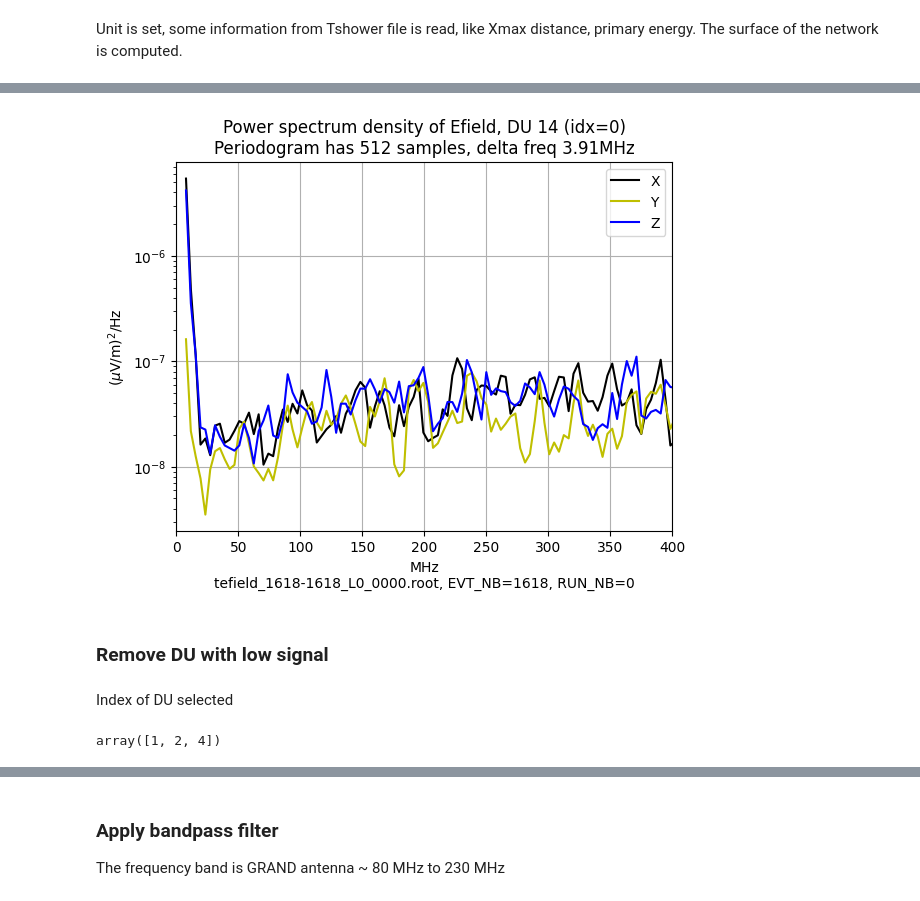
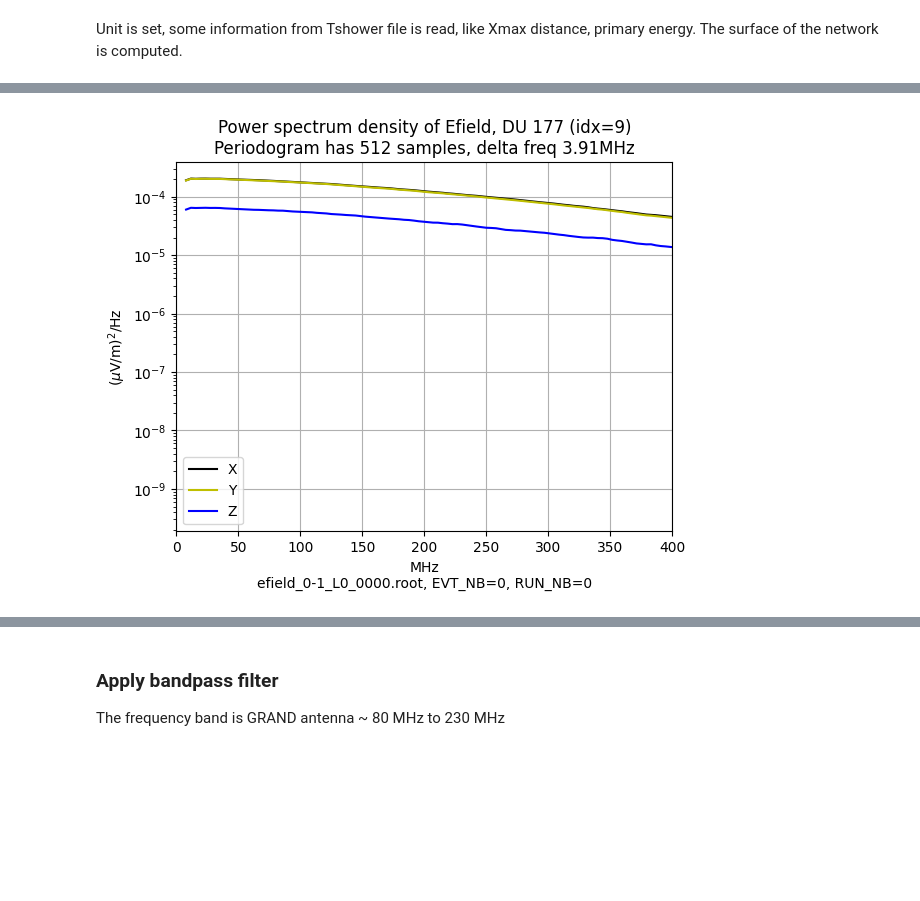
Before and after one commit to grand-mother/grand, a Jupyter notebook: examples/basis/class_Handling3dTraces.ipynb, the cells around one changed output, grey strips where cells are left out. Saved outputs shown, nothing was run; the diff lists cells and outputs as text; code cells hidden in the pictures; blank space fills up the shorter version.

```diff
--- a/examples/basis/class_Handling3dTraces.ipynb
+++ b/examples/basis/class_Handling3dTraces.ipynb
@@ -149,7 +148,7 @@ Initialize numpy container with a unique function `get_handling3dtraces(idx_trac
 # %%
 from grand.dataio.root_files import get_handling3dtraces
 # %%
-ef3d = get_handling3dtraces("../../sim2root/Common/sim_Xiaodushan_20221026_1200_1_SIBYLL23d_GP300_1618/tefield_1618-1618_L0_0000.root")
+ef3d = get_handling3dtraces("../../sim2root/Common/sim_Xiaodushan_20221026_180000_RUN0_CD_DC2Alpha_0000/efield_0-1_L0_0000.root")
 # %%
 ef3d.plot_footprint_val_max()
 # %% [output]
@@ -165,6 +164,4 @@ ef3d.plot_trace_idx(0)
 # %%
-ef3d.plot_psd_trace_idx(0)
+ef3d.plot_psd_trace_idx(9)
 # %% [output]
-[figure, old version]
+[figure, new version]
-# %% [markdown]
-### Remove DU with low signal
@@ -173,6 +167,0 @@ l_idx_ok = ef3d.remove_trace_low_signal(200)
-# %% [markdown]
-Index of DU selected
-# %%
-l_idx_ok
-# %% [output]
-array([1, 2, 4])
```
Also changed, not shown: parts of 38 cells of this notebook, 4 other files.
